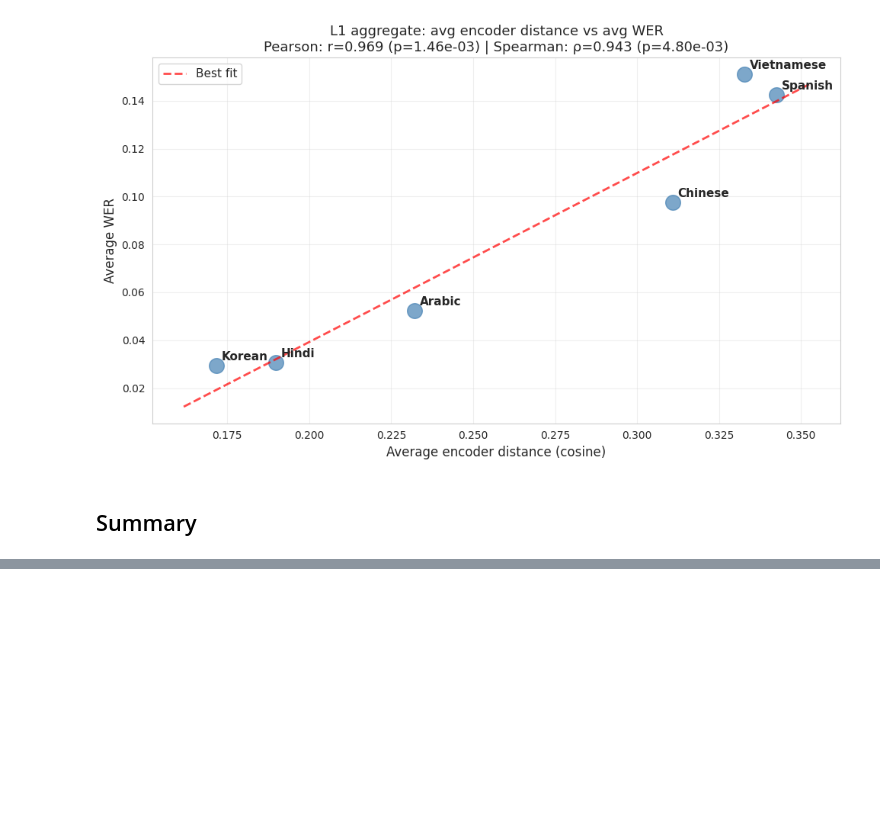
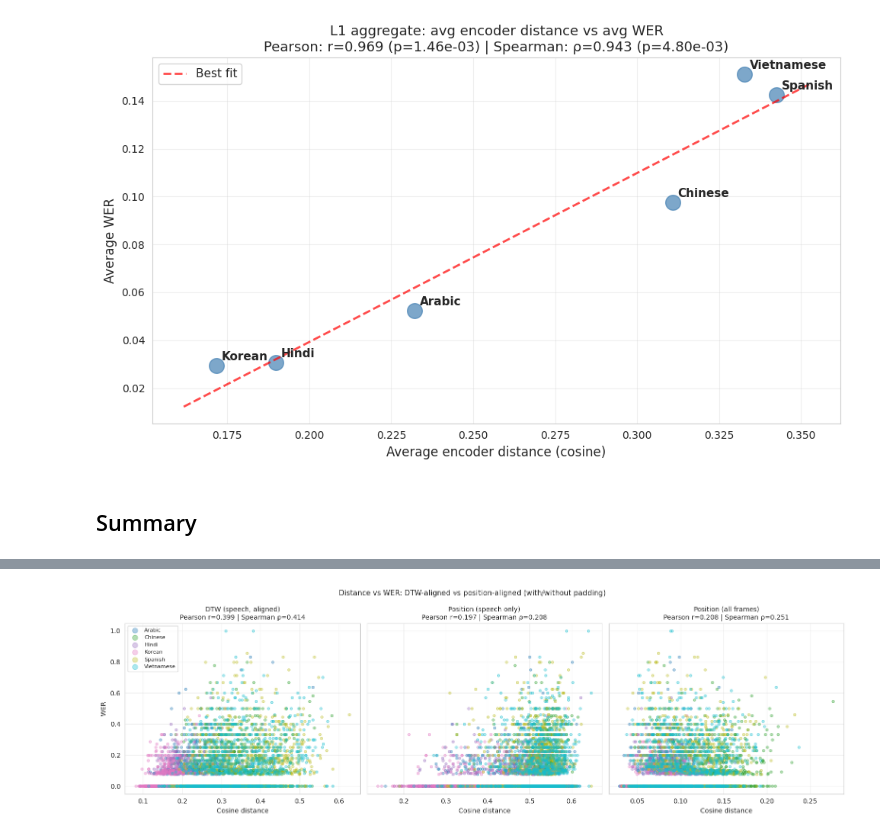
Before and after one commit to Tisya-V/accent-robust-asr, a Jupyter notebook: src/analysis/e2_encoder_wer_correlation.ipynb, the cells around one changed output, grey strips where cells are left out. Cells and saved outputs as stored; diff of their text form; code cells hidden in the pictures; blank space fills up the shorter version.

Commit message:
a few analysis tweaks e2

```diff
--- a/src/analysis/e2_encoder_wer_correlation.ipynb
+++ b/src/analysis/e2_encoder_wer_correlation.ipynb
@@ -244,9 +244,7 @@ print("✓ Helper functions defined")
 # %% [markdown]
 ## Cell 4: Load WER Data
 # %%
-if Path(
-
-).exists():
+if Path(WER_CSV).exists():
     wer_df = pd.read_csv(WER_CSV)
     print(f"✓ Loaded WER data: {len(wer_df)} rows")
     print(f"Columns: {wer_df.columns.tolist()}")
@@ -812,0 +980,77 @@ print("\n" + "="*70)
+# %%
+valid_combined = combined_df.dropna(subset=["wer"]).copy()
+
+metrics = [
+    ("dtw_dist",        "DTW (speech, aligned)"),
+    ("pos_dist_speech", "Position (speech only)"),
+    ("pos_dist_all",    "Position (all frames) "),
+]
+
+# ── Overall correlation table ──────────────────────────────────────────────
+print(f"{'Metric':<26} {'Pearson r':>10} {'p-value':>12}  {'Spearman ρ':>10} {'p-value':>12}  sig")
+print("-" * 80)
+corr_summary = []
+for col, label in metrics:
+    sub = valid_combined.dropna(subset=[col])
+    pr, pp = pearsonr(sub[col], sub["wer"])
+    sr, sp = spearmanr(sub[col], sub["wer"])
+    sig = "✓" if pp < 0.05 and sp < 0.05 else ("~" if pp < 0.05 or sp < 0.05 else "✗")
+    print(f"{label:<26} {pr:>10.3f} {pp:>12.2e}  {sr:>10.3f} {sp:>12.2e}  {sig}")
+    corr_summary.append({"metric": label.strip(), "pearson_r": pr, "spearman_r": sr,
+                          "pearson_p": pp, "spearman_p": sp})
+
+# ── Per-L1 Spearman ────────────────────────────────────────────────────────
+print(f"\nPer-L1 Spearman ρ:")
+header = f"  {'L1':<14}" + "".join(f"  {label.strip():<25}" for _, label in metrics)
+print(header)
+print("-" * (len(header) + 5))
+for l1 in sorted(valid_combined["L1"].unique()):
+    row_str = f"  {l1:<14}"
+    for col, _ in metrics:
+        sub = valid_combined[valid_combined["L1"] == l1].dropna(subset=[col])
+        if len(sub) > 2:
+            sr, sp = spearmanr(sub[col], sub["wer"])
+            sig = "✓" if sp < 0.05 else " "
+            row_str += f"  {sig} ρ={sr:+.3f} (p={sp:.0e})     "
+        else:
+            row_str += f"  {'n/a':<26}"
+    print(row_str)
+
+# ── Side-by-side scatter: distance vs WER for all three metrics ───────────
+fig, axes = plt.subplots(1, 3, figsize=(16, 5), sharey=True)
+l1s = sorted(valid_combined["L1"].unique())
+colors = plt.cm.tab10(np.linspace(0, 1, len(l1s)))
+
+for ax, (col, label) in zip(axes, metrics):
+    sub = valid_combined.dropna(subset=[col])
+    for i, l1 in enumerate(l1s):
+        s = sub[sub["L1"] == l1]
+        ax.scatter(s[col], s["wer"], label=l1, alpha=0.35, s=15, color=colors[i])
+    pr, _ = pearsonr(sub[col], sub["wer"])
+    sr, _ = spearmanr(sub[col], sub["wer"])
+    ax.set_title(f"{label.strip()}\nPearson r={pr:.3f} | Spearman ρ={sr:.3f}", fontsize=10)
+    ax.set_xlabel("Cosine distance")
+    ax.grid(True, alpha=0.3)
+
+axes[0].set_ylabel("WER")
+axes[0].legend(fontsize=8, markerscale=2)
+plt.suptitle("Distance vs WER: DTW-aligned vs position-aligned (with/without padding)", fontsize=11)
+plt.tight_layout()
+plt.savefig(f"{ROOT}/src/analysis/results/e2_alignment_comparison_scatter.png", dpi=150, bbox_inches="tight")
+print(f"\n✓ Saved: src/analysis/results/e2_alignment_comparison_scatter.png")
+plt.show()
+
+# ── Distribution comparison ────────────────────────────────────────────────
+fig, ax = plt.subplots(figsize=(10, 4))
+for col, label in metrics:
+    ax.hist(valid_combined[col].dropna(), bins=60, alpha=0.5, label=label.strip(), density=True)
+ax.set_xlabel("Cosine distance")
+ax.set_ylabel("Density")
+ax.set_title("Distribution of cosine distances: DTW vs position-aligned")
+ax.legend()
+ax.grid(True, alpha=0.3)
+plt.tight_layout()
+plt.savefig(f"{ROOT}/src/analysis/results/e2_alignment_comparison_dist.png", dpi=150, bbox_inches="tight")
+print(f"✓ Saved: src/analysis/results/e2_alignment_comparison_dist.png")
+plt.show()
+# %% [output]
@@ -812,0 +1074 @@ print("\n" + "="*70)
+[figure, added]
```
Also changed, not shown: parts of 11 cells of this notebook, 9 other files.
